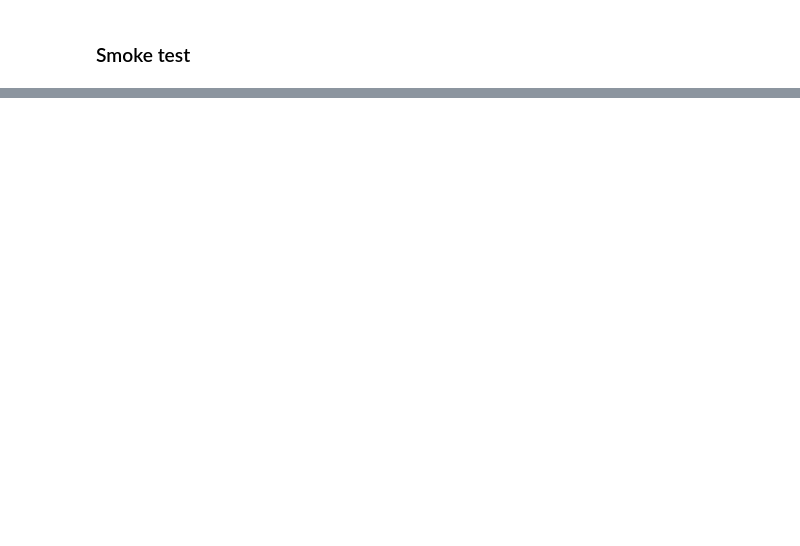
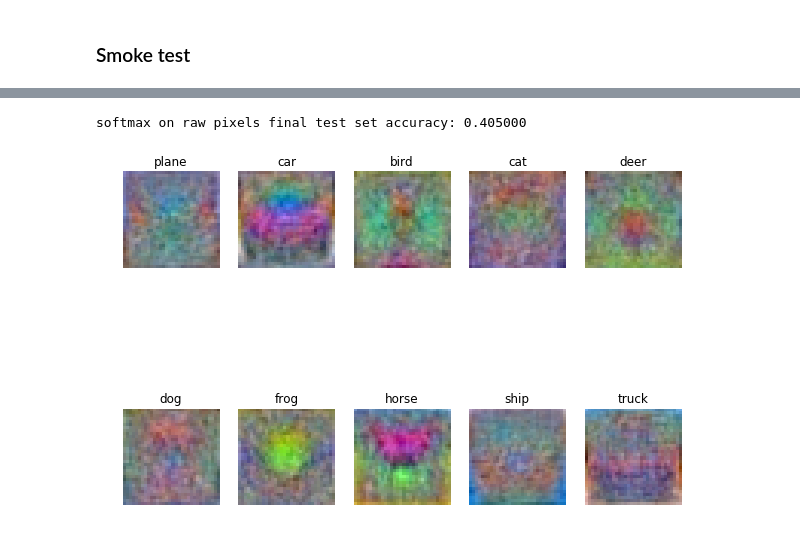
Before and after one commit to PhySci/cs231, a Jupyter notebook: assignment1/softmax.ipynb, the cells around one changed output, grey strips where cells are left out. Cells and saved outputs as stored; diff of their text form; code cells hidden in the pictures; blank space fills up the shorter version.

```diff
--- a/assignment1/softmax.ipynb
+++ b/assignment1/softmax.ipynb
@@ -318,16 +293,26 @@ print('softmax on raw pixels final test set accuracy: %f' % (test_accuracy, ))
+# %%
+# evaluate on test set
+# Evaluate the best softmax on test set
+y_test_pred = stm.predict(X_test)
+test_accuracy = np.mean(y_test == y_test_pred)
+print('softmax on raw pixels final test set accuracy: %f' % (test_accuracy, ))
+# %% [output]
+softmax on raw pixels final test set accuracy: 0.405000
 # %%
 # Visualize the learned weights for each class
-w = best_softmax.W[:-1,:] # strip out the bias
+w = stm.W[:-1,:] # strip out the bias
 w = w.reshape(32, 32, 3, 10)
 
 w_min, w_max = np.min(w), np.max(w)
 
 classes = ['plane', 'car', 'bird', 'cat', 'deer', 'dog', 'frog', 'horse', 'ship', 'truck']
 for i in range(10):
     plt.subplot(2, 5, i + 1)
 
     # Rescale the weights to be between 0 and 255
     wimg = 255.0 * (w[:, :, :, i].squeeze() - w_min) / (w_max - w_min)
     plt.imshow(wimg.astype('uint8'))
     plt.axis('off')
     plt.title(classes[i])
+# %% [output]
+[figure, added]
```
Also changed, not shown: parts of 9 cells of this notebook, 3 other files.
